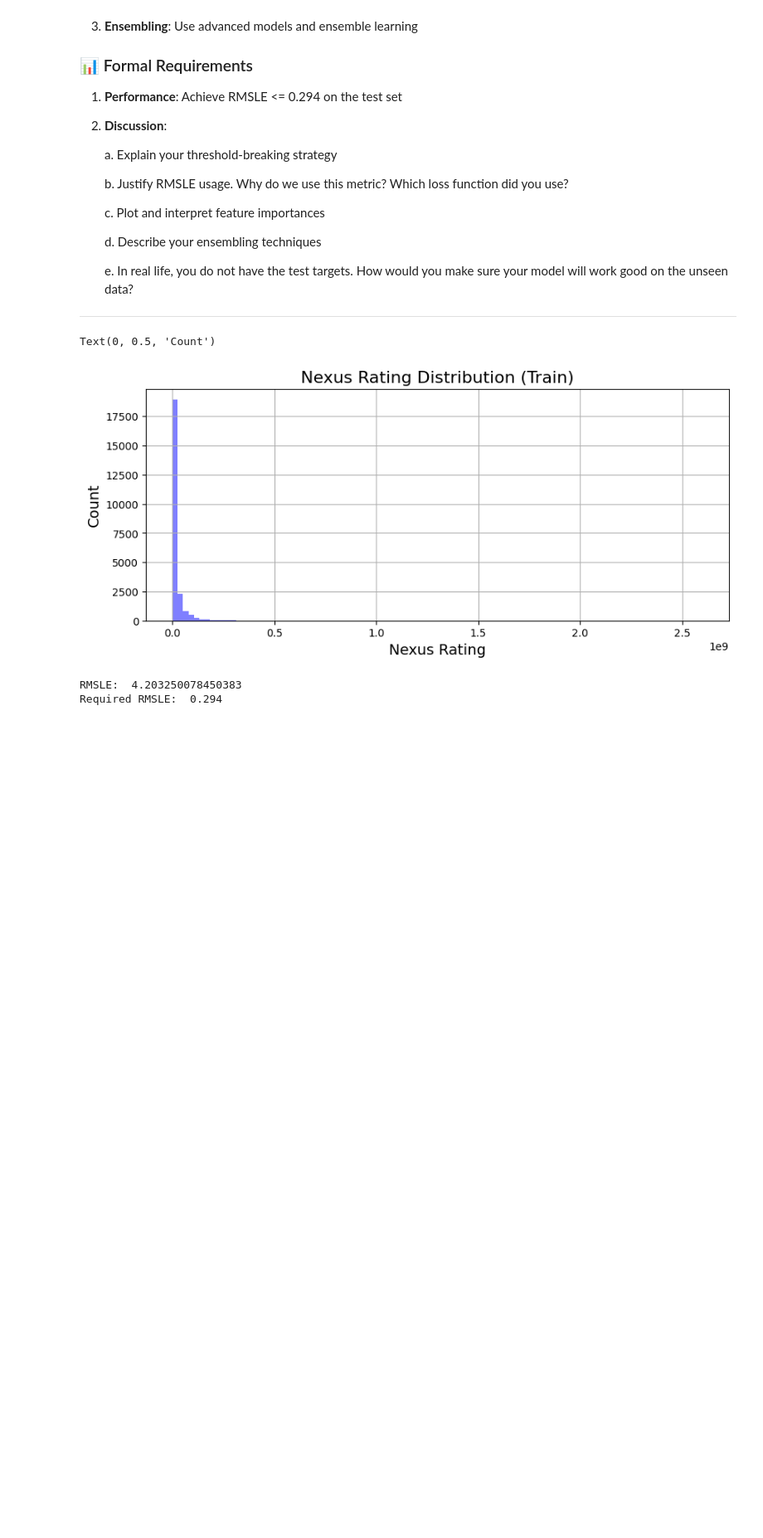
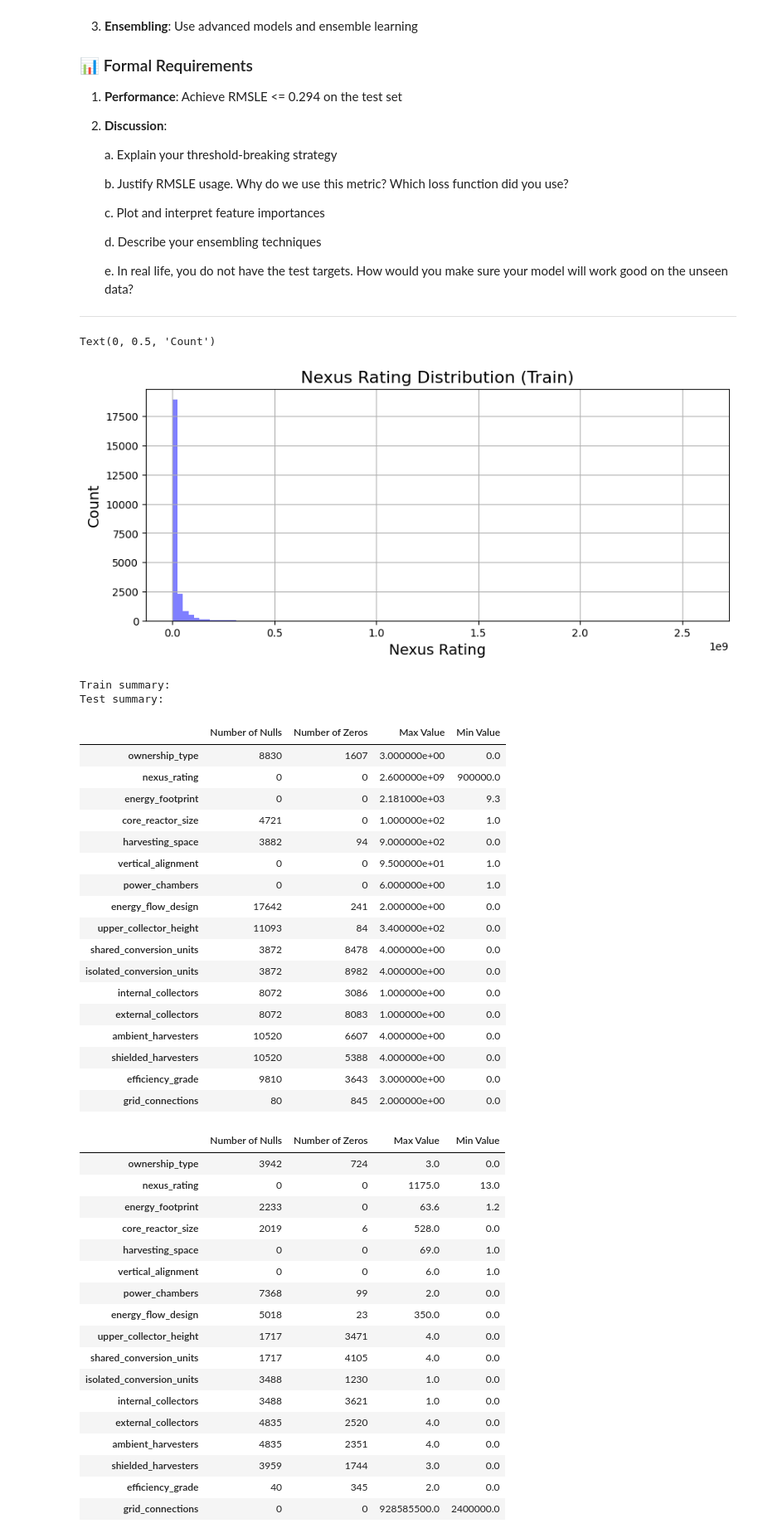
Before and after one commit to Ksund02/Machine-Learning-Project, a Jupyter notebook: Chapter_1.ipynb, the cells around one changed output. Shown at 83% size. Cells and saved outputs as stored; diff of their text form; code cells hidden in the pictures; blank space fills up the shorter version.

```diff
--- a/Chapter_1.ipynb
+++ b/Chapter_1.ipynb
@@ -499,11 +499,66 @@ from sklearn.metrics import mean_squared_log_error
 def rmsle(y_true, y_pred):
     """ Root Mean Squared Logarithmic Error """
     return np.sqrt(mean_squared_log_error(y_true, y_pred))
-# %%
-#example rmsle check
-test['pred'] = 0
-print('RMSLE: ', rmsle(test['nexus_rating'], test['pred']))
-print('Required RMSLE: ', 0.294)
-# %% [output]
-RMSLE:  4.203250078450383
-Required RMSLE:  0.294
+# %%
+# print count of all non values in every coloumn
+# display(train.isnull().sum())
+# print("-------------------")
+# display(test.isnull().sum())
+
+print("Train summary:")
+train_summary = pd.DataFrame({
+    'Number of Nulls': train.isnull().sum(),
+    'Number of Zeros': (train == 0).sum(),
+    'Max Value': train.max(),
+    'Min Value': train.min()
+})
+
+print("Test summary:")
+test_summary = pd.DataFrame({
+    'Number of Nulls': test.isnull().sum(),
+    'Number of Zeros': (test == 0).sum(),
+    'Max Value': test.max(),
+    'Min Value': test.min()
+})
+
+display(train_summary)
+display(test_summary)
+# %% [output]
+Train summary:
+Test summary:
+|  | Number of Nulls | Number of Zeros | Max Value | Min Value |
+| ownership_type | 8830 | 1607 | 3.000000e+00 | 0.0 |
+| nexus_rating | 0 | 0 | 2.600000e+09 | 900000.0 |
+| energy_footprint | 0 | 0 | 2.181000e+03 | 9.3 |
+| core_reactor_size | 4721 | 0 | 1.000000e+02 | 1.0 |
+| harvesting_space | 3882 | 94 | 9.000000e+02 | 0.0 |
+| vertical_alignment | 0 | 0 | 9.500000e+01 | 1.0 |
+| power_chambers | 0 | 0 | 6.000000e+00 | 1.0 |
+| energy_flow_design | 17642 | 241 | 2.000000e+00 | 0.0 |
+| upper_collector_height | 11093 | 84 | 3.400000e+02 | 0.0 |
+| shared_conversion_units | 3872 | 8478 | 4.000000e+00 | 0.0 |
+| isolated_conversion_units | 3872 | 8982 | 4.000000e+00 | 0.0 |
+| internal_collectors | 8072 | 3086 | 1.000000e+00 | 0.0 |
+| external_collectors | 8072 | 8083 | 1.000000e+00 | 0.0 |
+| ambient_harvesters | 10520 | 6607 | 4.000000e+00 | 0.0 |
+| shielded_harvesters | 10520 | 5388 | 4.000000e+00 | 0.0 |
+| efficiency_grade | 9810 | 3643 | 3.000000e+00 | 0.0 |
+| grid_connections | 80 | 845 | 2.000000e+00 | 0.0 |
+|  | Number of Nulls | Number of Zeros | Max Value | Min Value |
+| ownership_type | 3942 | 724 | 3.0 | 0.0 |
+| nexus_rating | 0 | 0 | 1175.0 | 13.0 |
+| energy_footprint | 2233 | 0 | 63.6 | 1.2 |
+| core_reactor_size | 2019 | 6 | 528.0 | 0.0 |
+| harvesting_space | 0 | 0 | 69.0 | 1.0 |
+| vertical_alignment | 0 | 0 | 6.0 | 1.0 |
+| power_chambers | 7368 | 99 | 2.0 | 0.0 |
+| energy_flow_design | 5018 | 23 | 350.0 | 0.0 |
+| upper_collector_height | 1717 | 3471 | 4.0 | 0.0 |
+| shared_conversion_units | 1717 | 4105 | 4.0 | 0.0 |
+| isolated_conversion_units | 3488 | 1230 | 1.0 | 0.0 |
+| internal_collectors | 3488 | 3621 | 1.0 | 0.0 |
+| external_collectors | 4835 | 2520 | 4.0 | 0.0 |
+| ambient_harvesters | 4835 | 2351 | 4.0 | 0.0 |
+| shielded_harvesters | 3959 | 1744 | 3.0 | 0.0 |
+| efficiency_grade | 40 | 345 | 2.0 | 0.0 |
+| grid_connections | 0 | 0 | 928585500.0 | 2400000.0 |
```
Also changed, not shown: parts of 8 cells of this notebook, 7 other files.
